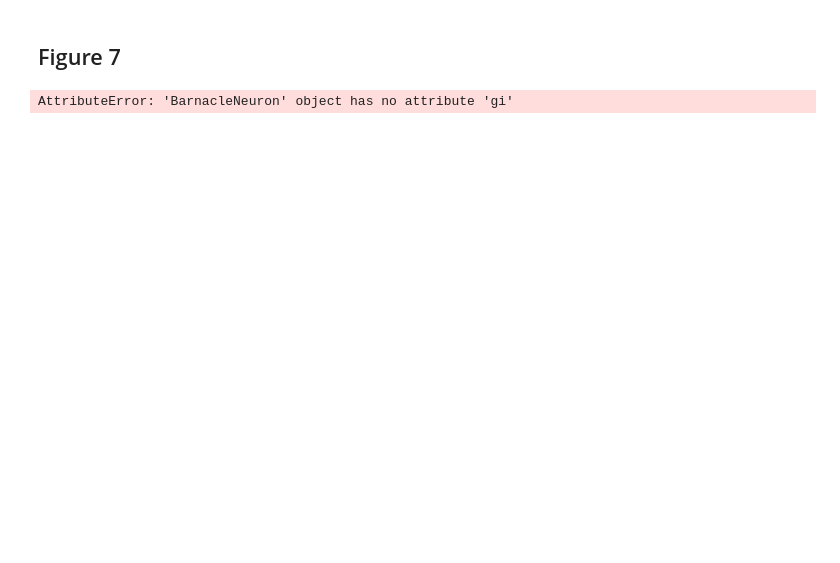
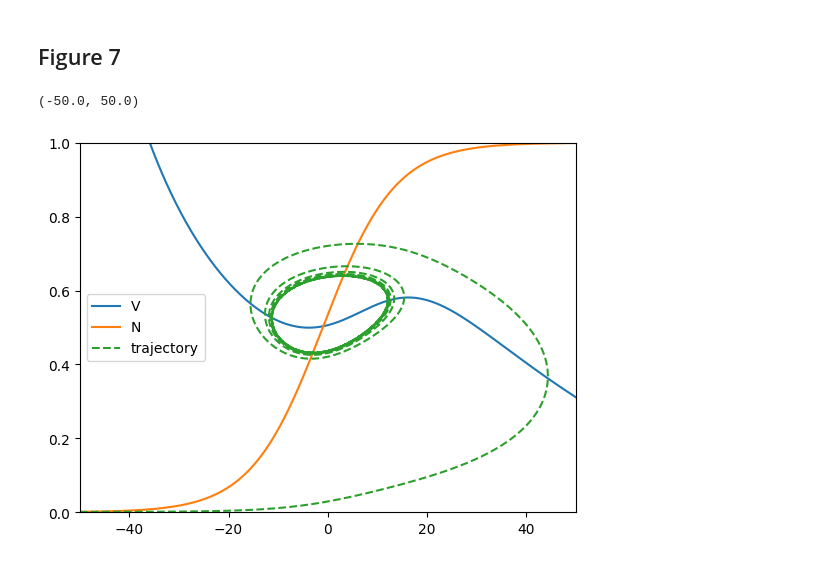
Before and after one commit to zeynoozkaya/VoltageOscillation, a Jupyter notebook: barnacle_mode.ipynb, the cells around one changed output. Saved outputs shown, nothing was run; the diff lists cells and outputs as text; code cells hidden in the pictures; blank space fills up the shorter version.

```diff
--- a/barnacle_mode.ipynb
+++ b/barnacle_mode.ipynb
@@ -359,6 +361,13 @@ plt.legend()
 # %% [markdown]
 ## Figure 7
 # %%
-V_7.plot_Vnullcline("300mA")
+V_7.plot_Vnullcline(label="V")
+V_7.plot_munullcline(label="N",type="N")
+V_7.plot_trajectory("trajectory")
+
+plt.legend()
+plt.ylim(0,1)
+plt.xlim(-50,50)
 # %% [output]
-AttributeError: 'BarnacleNeuron' object has no attribute 'gi'
+(-50.0, 50.0)
+[figure, added]
```
Also changed, not shown: parts of 6 cells of this notebook.
